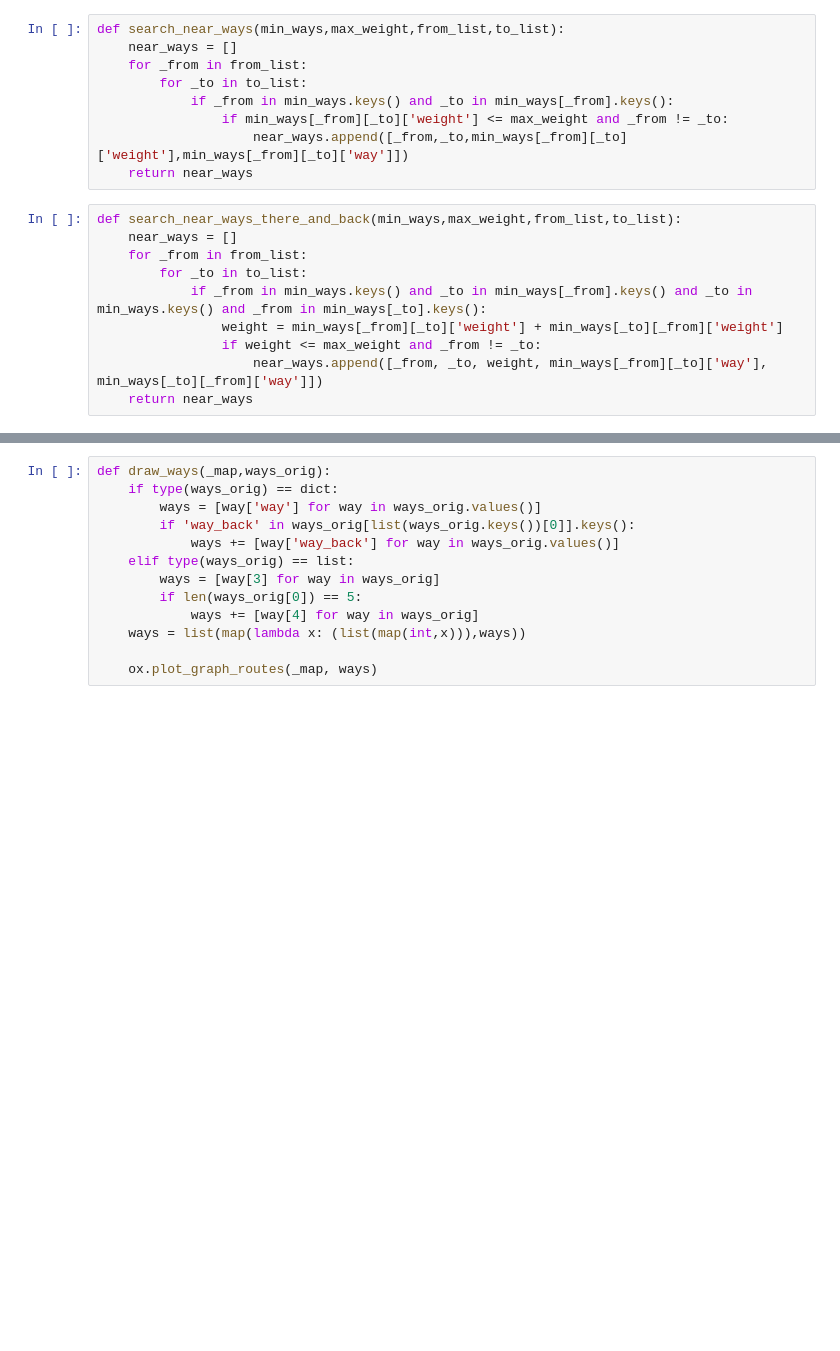
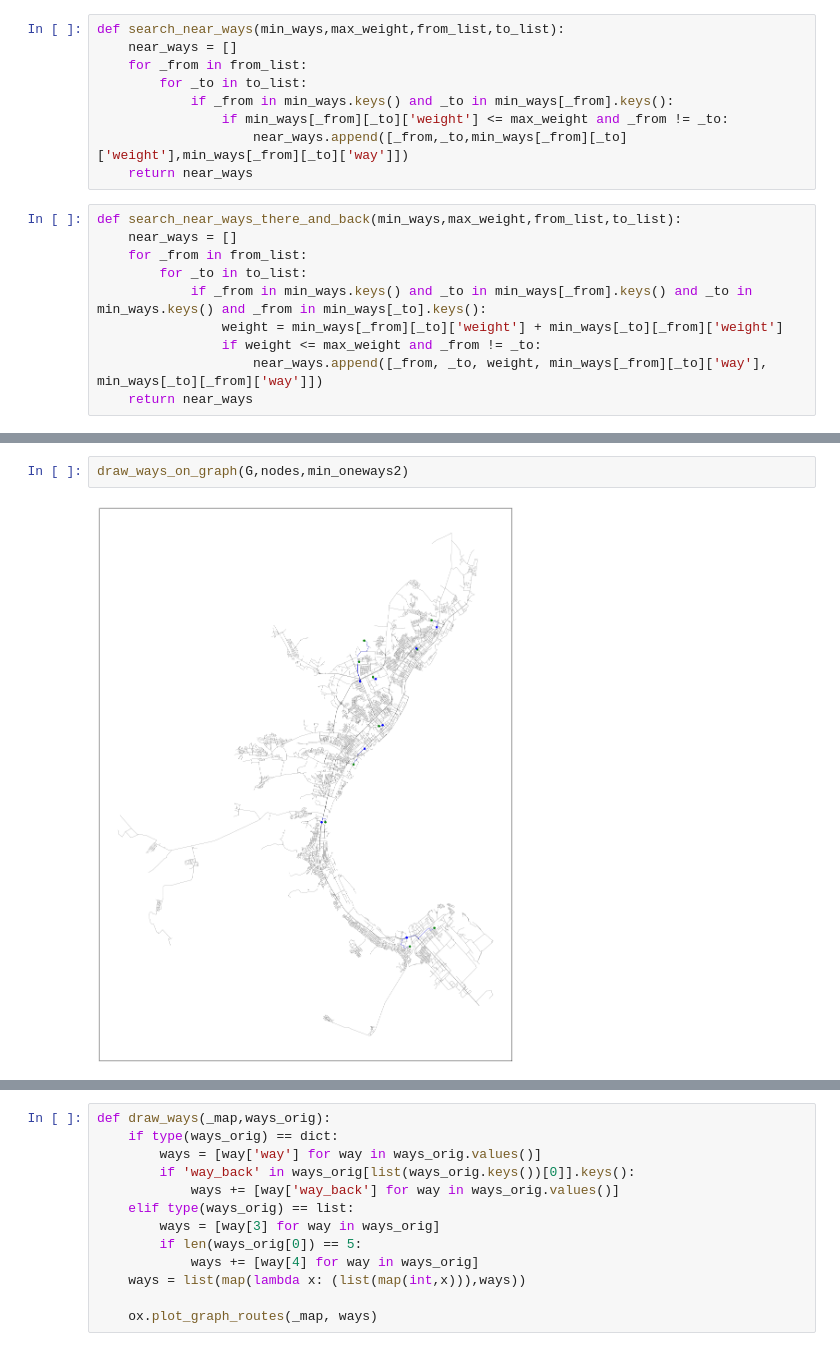
Before and after one commit to vladbusel/graph_tasks, a Jupyter notebook: solution.ipynb, the cells around one changed output, grey strips where cells are left out. Cells and saved outputs as stored; diff of their text form; blank space fills up the shorter version.

```diff
--- a/solution.ipynb
+++ b/solution.ipynb
@@ -411,0 +676,4 @@ def search_min_weight_to_node(min_ways,from_list,to_list):
+# %%
+draw_ways_on_graph(G,nodes,min_oneways2)
+# %% [output]
+[figure, added]
```
Also changed, not shown: parts of 52 cells of this notebook, 18 other files.
